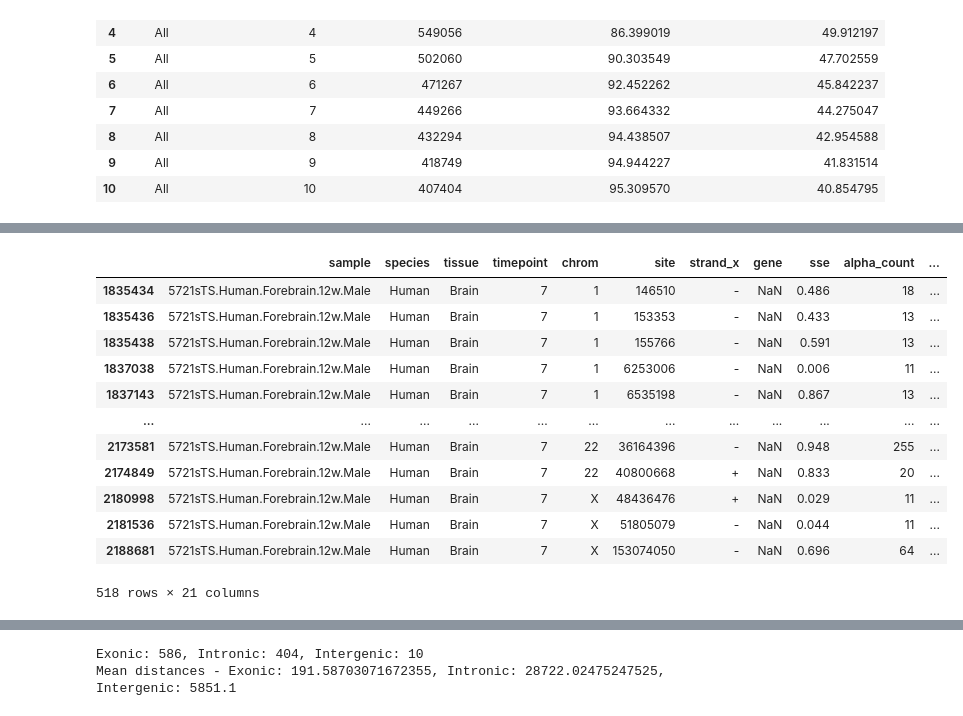
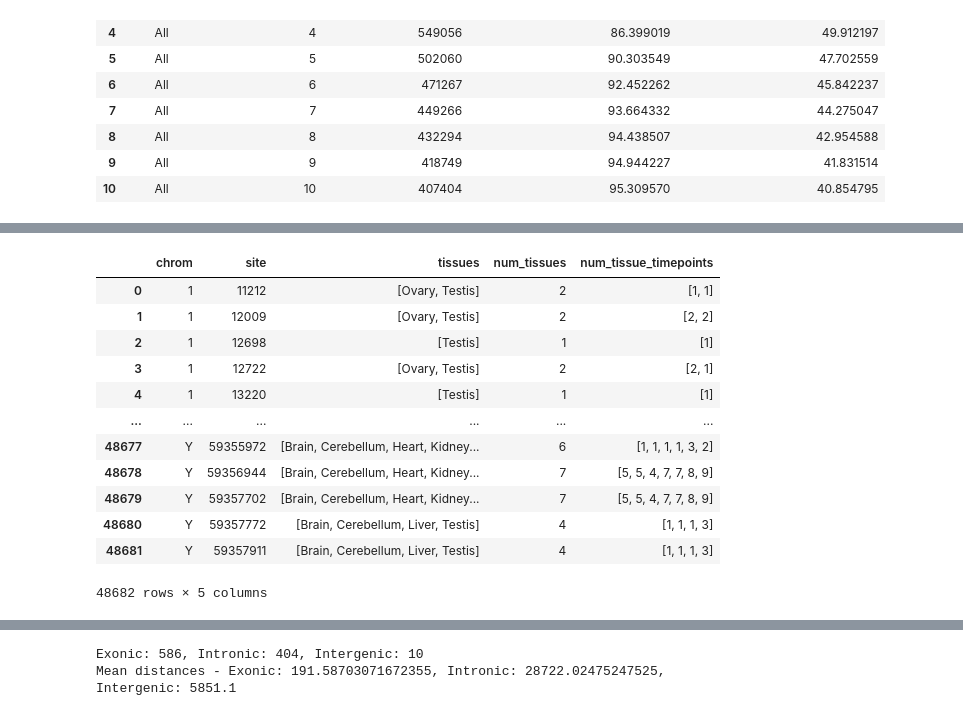
Before and after one commit to anamariaelek/splicing, a Jupyter notebook: notebooks/03_rna_data.ipynb, the cells around one changed output, grey strips where cells are left out. Drawn from its saved outputs; the diff is of its cells as text; code cells hidden in the pictures.

```diff
--- a/notebooks/03_rna_data.ipynb
+++ b/notebooks/03_rna_data.ipynb
@@ -872,4 +873,12 @@ plt.show()
 # %%
-# non-overlapping part
+# Get non-overlapping splice sites from SpliSER
 novl_spl_ann = pd.merge(spliser_df, splices_df, on=['chrom', 'site'], how='left', indicator=True)
 novl_spl_ann = novl_spl_ann[novl_spl_ann['_merge'] == 'left_only'].drop(columns=['_merge'])
+
+# Filter for alpha_count >= 5
+alpha_thrs = 5
+novl_spl_ann = novl_spl_ann[novl_spl_ann['alpha_count'] >= alpha_thrs]
+
+# Count
+num_novl_sites = novl_spl_ann.drop_duplicates(subset=['chrom', 'site']).shape[0]
+print(f"{num_novl_sites} splice sites with alpha_count >= {alpha_thrs} are not annotated intron boundaries.")
@@ -876,17 +889,26 @@ novl_spl_ann = novl_spl_ann[novl_spl_ann['_merge'] == 'left_only'].drop(columns=
 # %%
-# find interesting example
-novl_spl_ann[(novl_spl_ann['tissue'] == 'Brain') & (novl_spl_ann['timepoint'] == '7') & (novl_spl_ann['alpha_count'] > 10)]
+novl_site_info = novl_spl_ann.groupby(['chrom', 'site', 'tissue']).agg(
+    num_timepoints=pd.NamedAgg(column='timepoint', aggfunc=lambda x: x.nunique())
+).reset_index()
+
+novl_site_info = novl_site_info.groupby(['chrom', 'site']).agg(
+    tissues=pd.NamedAgg(column='tissue', aggfunc=lambda x: list(x.unique())),
+    num_tissues=pd.NamedAgg(column='tissue', aggfunc=lambda x: x.nunique()),
+    num_tissue_timepoints=pd.NamedAgg(column='num_timepoints', aggfunc=lambda x: list(x)),
+).reset_index()
+
+novl_site_info
 # %% [output]
-|  | sample | species | tissue | timepoint | chrom | site | strand_x | gene | sse | alpha_count | ... |
-| 1835434 | 5721sTS.Human.Forebrain.12w.Male | Human | Brain | 7 | 1 | 146510 | - | NaN | 0.486 | 18 | ... |
-| 1835436 | 5721sTS.Human.Forebrain.12w.Male | Human | Brain | 7 | 1 | 153353 | - | NaN | 0.433 | 13 | ... |
-| 1835438 | 5721sTS.Human.Forebrain.12w.Male | Human | Brain | 7 | 1 | 155766 | - | NaN | 0.591 | 13 | ... |
-| 1837038 | 5721sTS.Human.Forebrain.12w.Male | Human | Brain | 7 | 1 | 6253006 | - | NaN | 0.006 | 11 | ... |
-| 1837143 | 5721sTS.Human.Forebrain.12w.Male | Human | Brain | 7 | 1 | 6535198 | - | NaN | 0.867 | 13 | ... |
-| ... | ... | ... | ... | ... | ... | ... | ... | ... | ... | ... | ... |
-| 2173581 | 5721sTS.Human.Forebrain.12w.Male | Human | Brain | 7 | 22 | 36164396 | - | NaN | 0.948 | 255 | ... |
-| 2174849 | 5721sTS.Human.Forebrain.12w.Male | Human | Brain | 7 | 22 | 40800668 | + | NaN | 0.833 | 20 | ... |
-| 2180998 | 5721sTS.Human.Forebrain.12w.Male | Human | Brain | 7 | X | 48436476 | + | NaN | 0.029 | 11 | ... |
-| 2181536 | 5721sTS.Human.Forebrain.12w.Male | Human | Brain | 7 | X | 51805079 | - | NaN | 0.044 | 11 | ... |
-| 2188681 | 5721sTS.Human.Forebrain.12w.Male | Human | Brain | 7 | X | 153074050 | - | NaN | 0.696 | 64 | ... |
+|  | chrom | site | tissues | num_tissues | num_tissue_timepoints |
+| 0 | 1 | 11212 | [Ovary, Testis] | 2 | [1, 1] |
+| 1 | 1 | 12009 | [Ovary, Testis] | 2 | [2, 2] |
+| 2 | 1 | 12698 | [Testis] | 1 | [1] |
+| 3 | 1 | 12722 | [Ovary, Testis] | 2 | [2, 1] |
+| 4 | 1 | 13220 | [Testis] | 1 | [1] |
+| ... | ... | ... | ... | ... | ... |
+| 48677 | Y | 59355972 | [Brain, Cerebellum, Heart, Kidney... | 6 | [1, 1, 1, 1, 3, 2] |
+| 48678 | Y | 59356944 | [Brain, Cerebellum, Heart, Kidney... | 7 | [5, 5, 4, 7, 7, 8, 9] |
+| 48679 | Y | 59357702 | [Brain, Cerebellum, Heart, Kidney... | 7 | [5, 5, 4, 7, 7, 8, 9] |
+| 48680 | Y | 59357772 | [Brain, Cerebellum, Liver, Testis] | 4 | [1, 1, 1, 3] |
+| 48681 | Y | 59357911 | [Brain, Cerebellum, Liver, Testis] | 4 | [1, 1, 1, 3] |
-518 rows × 21 columns
+48682 rows × 5 columns
```
Also changed, not shown: parts of 12 cells of this notebook, 12 other files.
